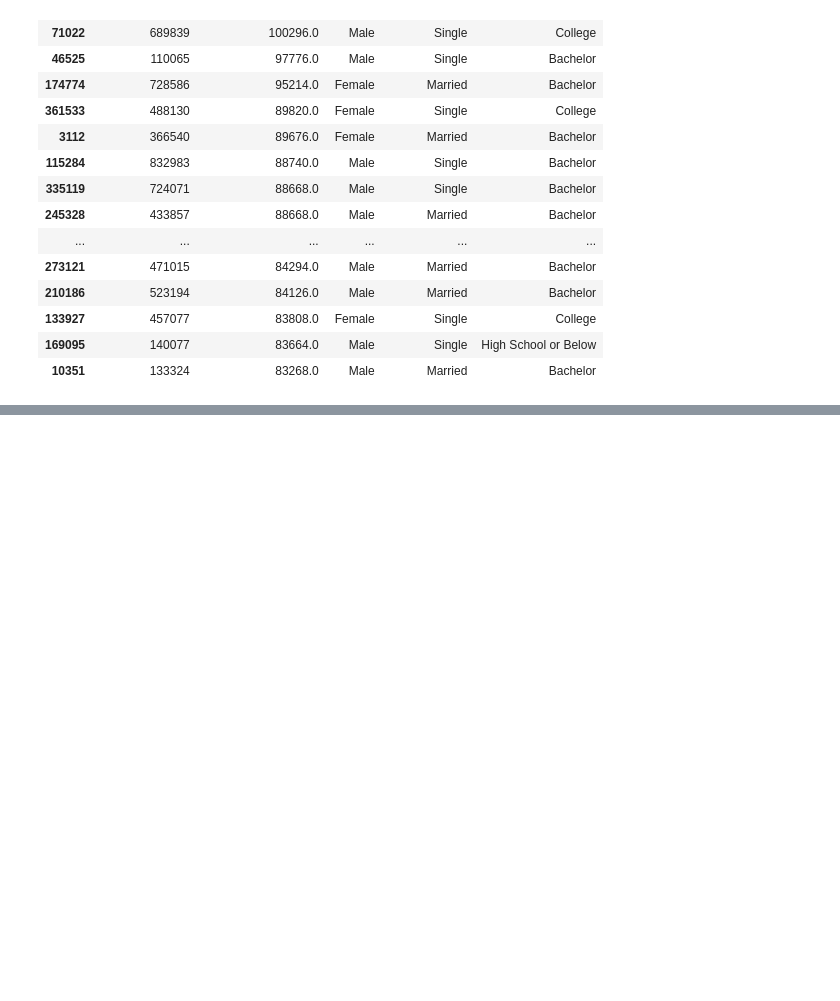
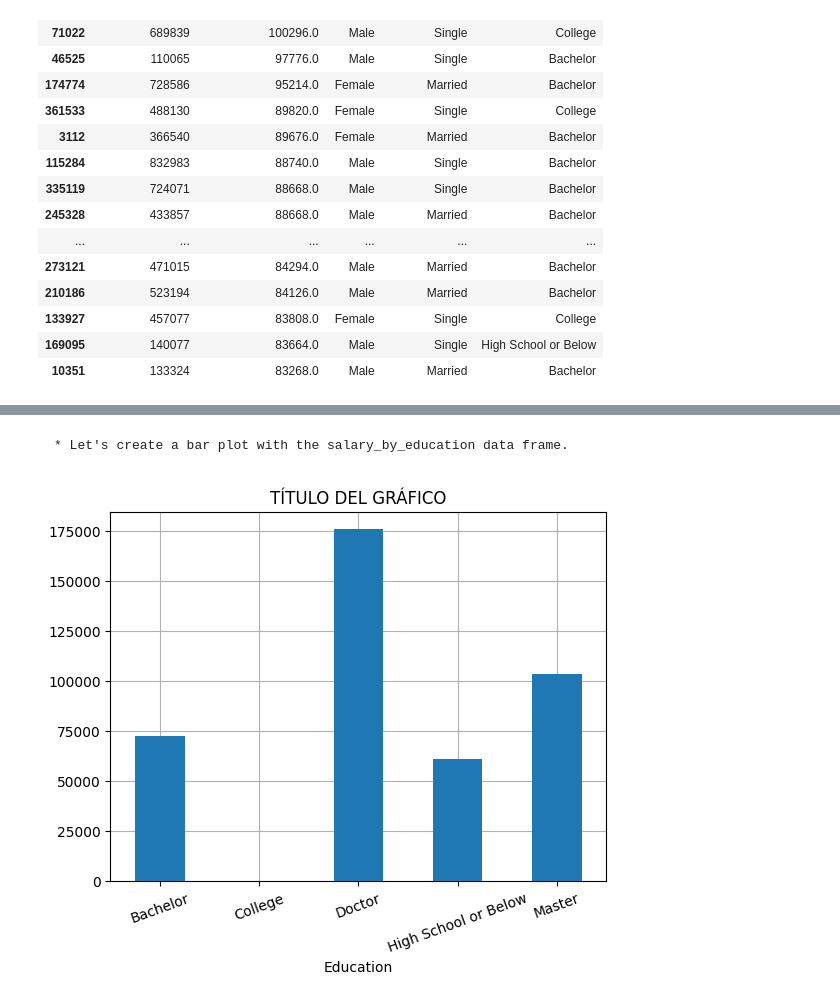
Before and after one commit to JaviDoria/Airlines-Loyalty-Project, a Jupyter notebook: Airlines Loyalty.ipynb, the cells around one changed output, grey strips where cells are left out. Cells and saved outputs as stored; diff of their text form; code cells hidden in the pictures; blank space fills up the shorter version.

```diff
--- a/Airlines Loyalty.ipynb
+++ b/Airlines Loyalty.ipynb
@@ -211,0 +214,6 @@ df_sorted_by_points_accum_subset.head(30)
+# %%
+salary_by_eduaction = round(df_merge.groupby(["Education"])["Salary"].mean(),2)
+salary_by_eduaction = pd.DataFrame(salary_by_eduaction,columns=["Salary"])
+salary_by_eduaction = salary_by_eduaction.reset_index()
+salary_by_eduaction["Salary"] = salary_by_eduaction["Salary"]
+salary_by_eduaction
@@ -211,0 +227,12 @@ df_sorted_by_points_accum_subset.head(30)
+# %% [markdown]
+    * Let's create a bar plot with the salary_by_education data frame.
+# %%
+import matplotlib.pyplot as plt
+import seaborn as sns
+salary_by_eduaction.groupby('Education')['Salary'].mean().plot(kind='bar', stacked=True,zorder=3)
+plt.title('TÍTULO DEL GRÁFICO')
+plt.xticks(rotation=20)
+plt.grid(True)
+plt.show()
+# %% [output]
+[figure, added]
```
Also changed, not shown: parts of 8 cells of this notebook.
